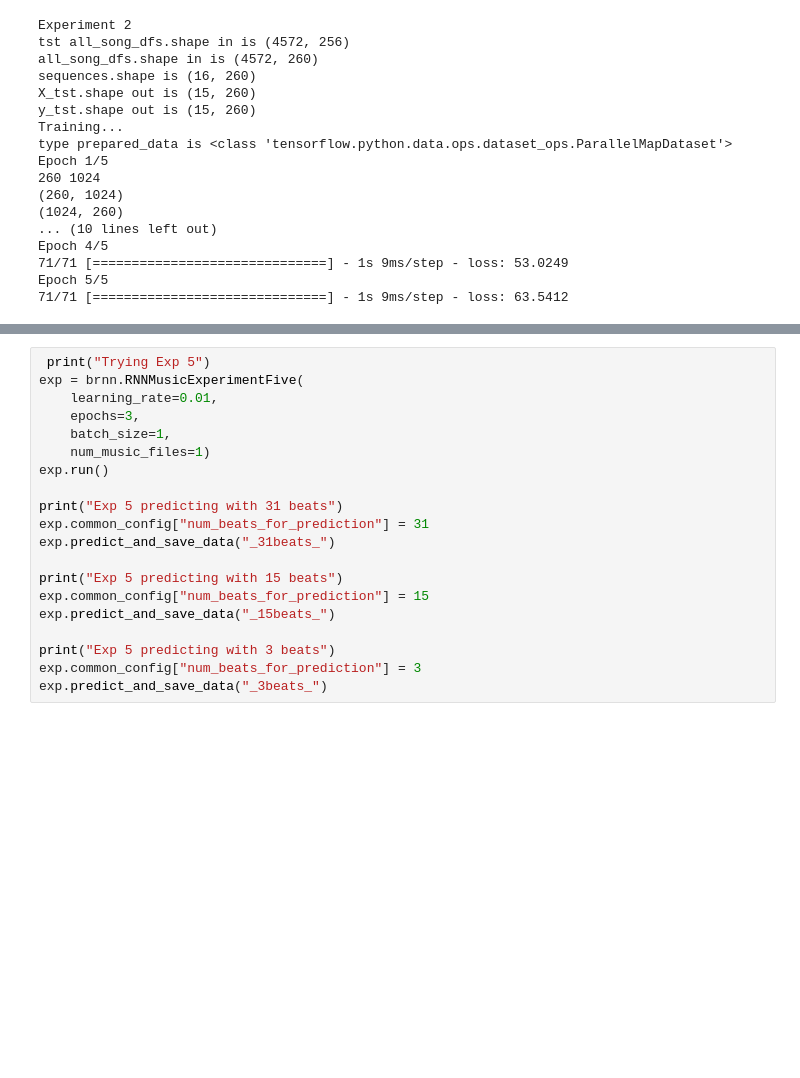
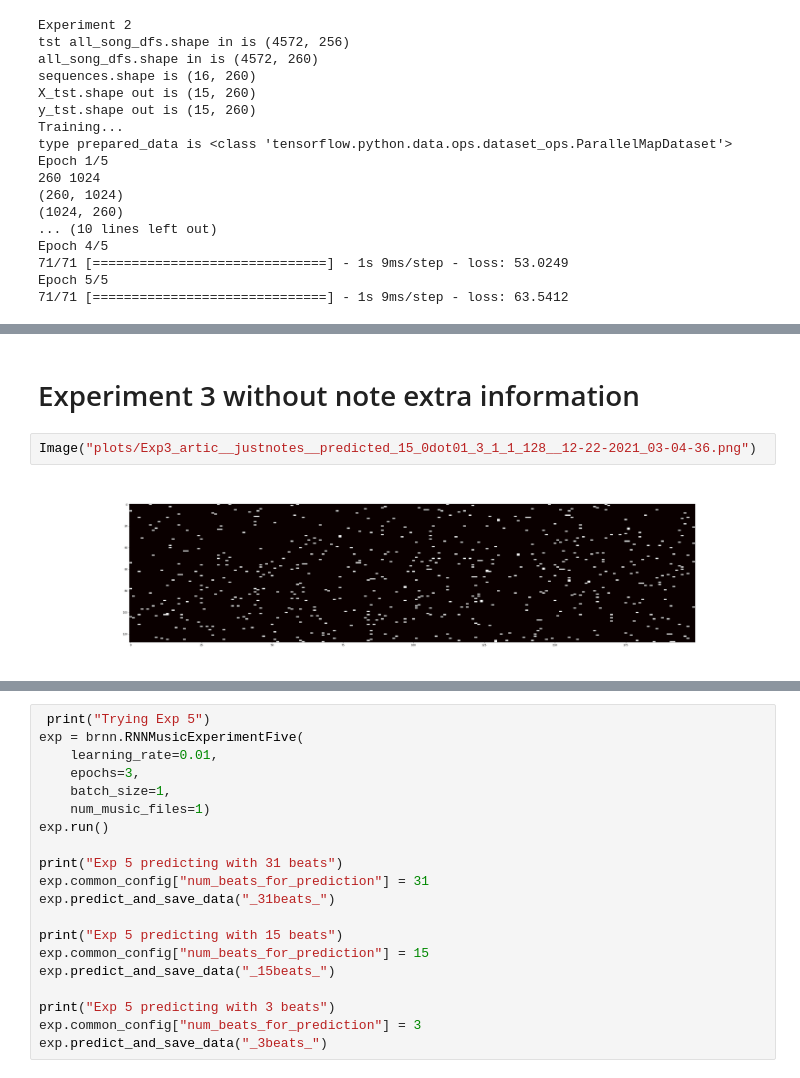
Before and after one commit to jannikjw/music_generation_rnn, a Jupyter notebook: rnn-music-generation.ipynb, the cells around one changed output, grey strips where cells are left out. Saved outputs shown, nothing was run; the diff lists cells and outputs as text; blank space fills up the shorter version.

Commit message:
most experiments working

```diff
--- a/rnn-music-generation.ipynb
+++ b/rnn-music-generation.ipynb
@@ -214,0 +209,6 @@ AttributeError: 'RNNMusicExperimentThree' object has no attribute 'predict_and_s
+# %% [markdown]
+# Experiment 3 without note extra information
+# %%
+Image("plots/Exp3_artic__justnotes__predicted_15_0dot01_3_1_1_128__12-22-2021_03-04-36.png")
+# %% [output]
+[figure, added]
```
Also changed, not shown: parts of 17 cells of this notebook, 2 other files.
